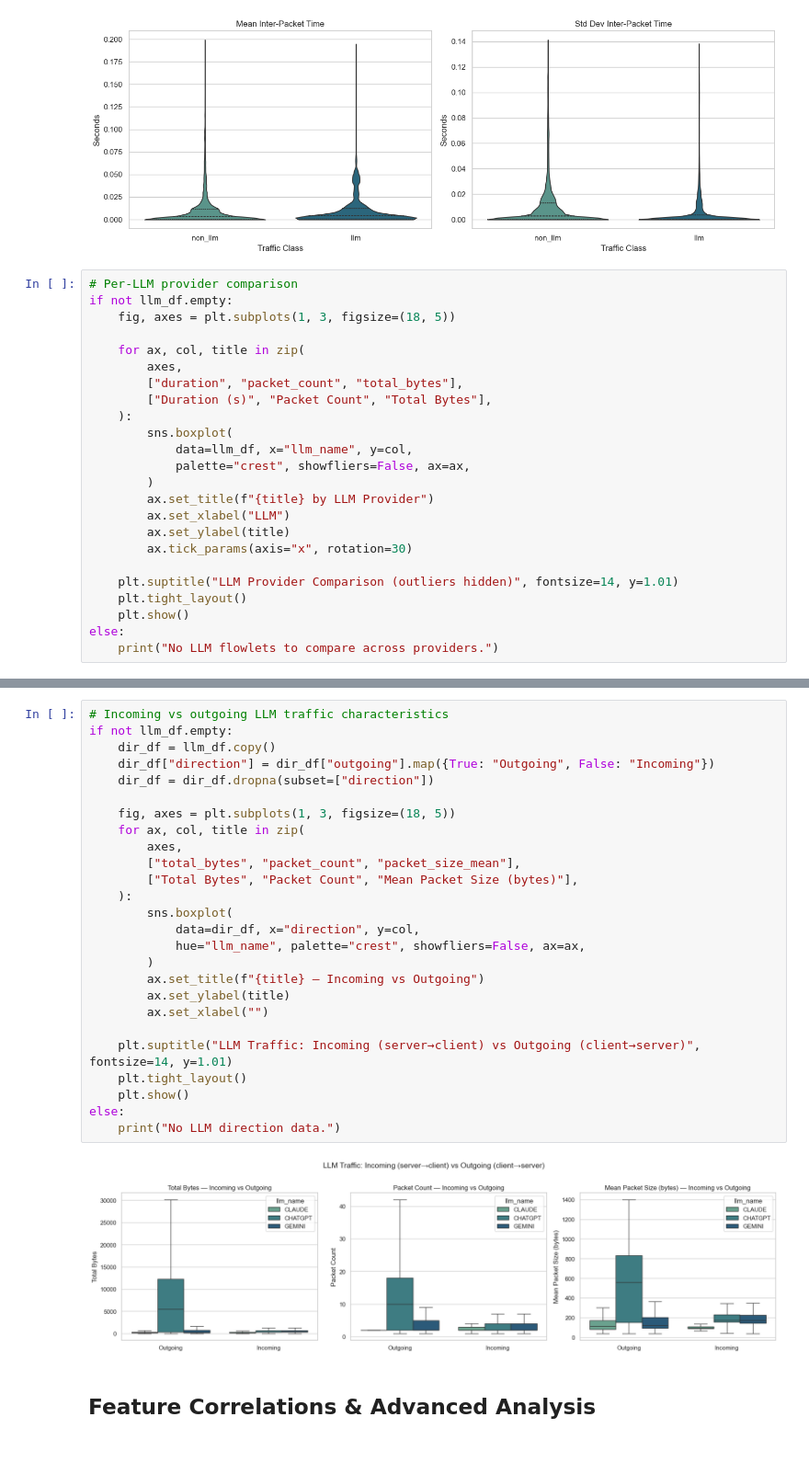
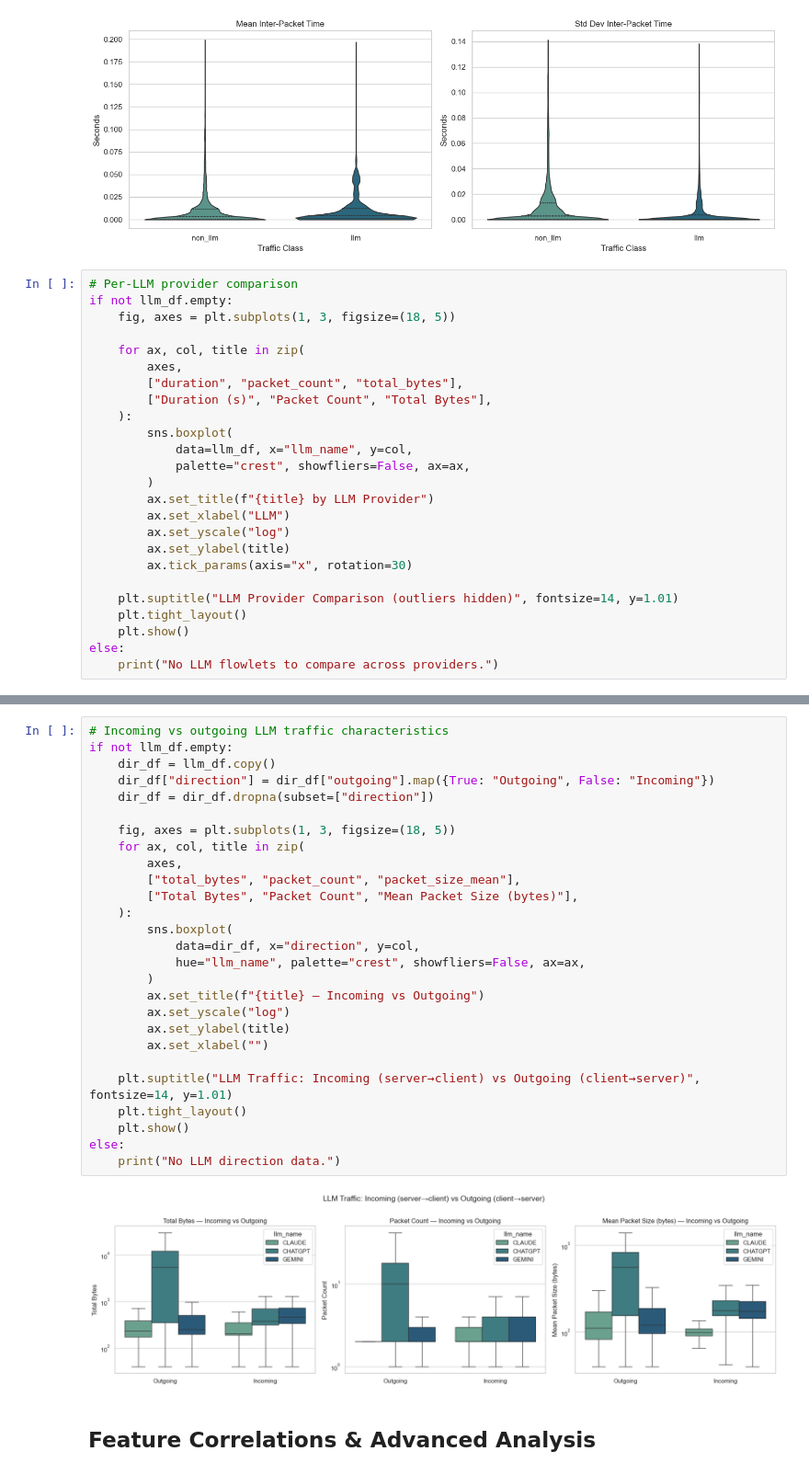
Before and after one commit to MatthewELucio/Networks-Project, a Jupyter notebook: visualizations/data_visualizations.ipynb, the cells around one changed output, grey strips where cells are left out. Shown at 92% size. Drawn from its saved outputs; the diff is of its cells as text.

```diff
--- a/visualizations/data_visualizations.ipynb
+++ b/visualizations/data_visualizations.ipynb
@@ -307,6 +360,7 @@ if not llm_df.empty:
         )
         ax.set_title(f"{title} by LLM Provider")
         ax.set_xlabel("LLM")
+        ax.set_yscale("log")
         ax.set_ylabel(title)
         ax.tick_params(axis="x", rotation=30)
 
@@ -320,31 +374,32 @@ else:
 # %%
 # Incoming vs outgoing LLM traffic characteristics
 if not llm_df.empty:
     dir_df = llm_df.copy()
     dir_df["direction"] = dir_df["outgoing"].map({True: "Outgoing", False: "Incoming"})
     dir_df = dir_df.dropna(subset=["direction"])
 
     fig, axes = plt.subplots(1, 3, figsize=(18, 5))
     for ax, col, title in zip(
         axes,
         ["total_bytes", "packet_count", "packet_size_mean"],
         ["Total Bytes", "Packet Count", "Mean Packet Size (bytes)"],
     ):
         sns.boxplot(
             data=dir_df, x="direction", y=col,
             hue="llm_name", palette="crest", showfliers=False, ax=ax,
         )
         ax.set_title(f"{title} — Incoming vs Outgoing")
+        ax.set_yscale("log")
         ax.set_ylabel(title)
         ax.set_xlabel("")
 
     plt.suptitle("LLM Traffic: Incoming (server→client) vs Outgoing (client→server)", fontsize=14, y=1.01)
     plt.tight_layout()
     plt.show()
 else:
     print("No LLM direction data.")
 # %% [output]
-[figure, old version]
+[figure, new version]
 # %% [markdown]
 ## Feature Correlations & Advanced Analysis
 # %%
```
Also changed, not shown: parts of 11 cells of this notebook.
